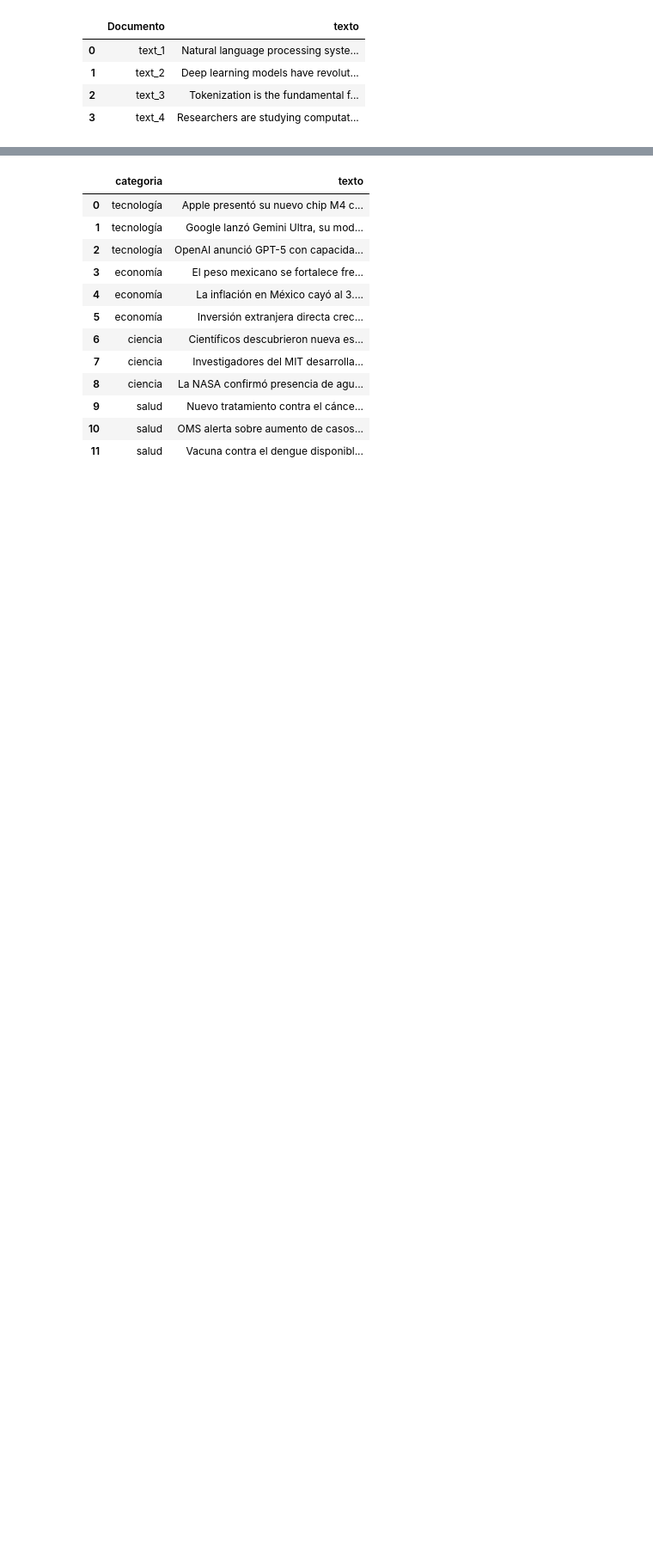
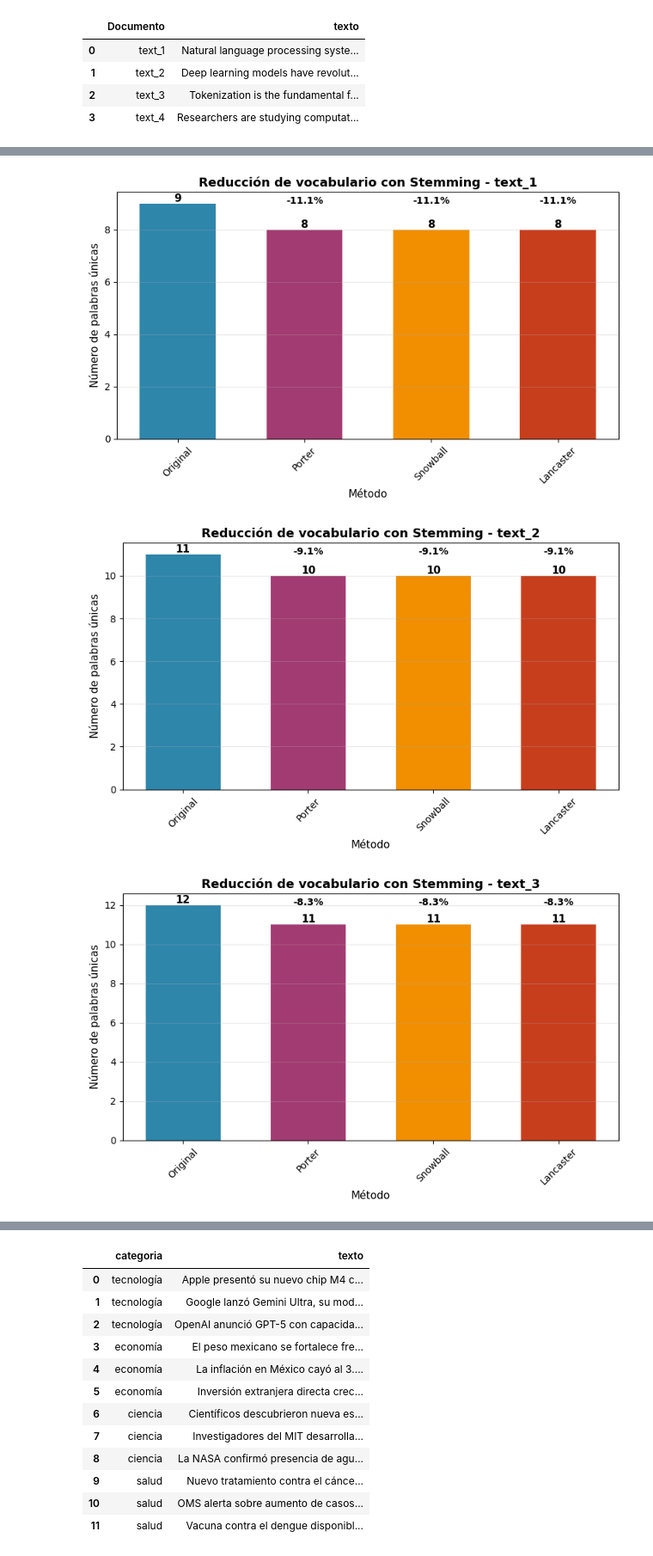
Before and after one commit to echaparro/Procesamiento_Natural_del_Lenguaje_2026, a Jupyter notebook: Modulo I/Actividad2_PipelineTokenizacionStemmerLematizacion.ipynb, the cells around one changed output, grey strips where cells are left out. Shown at 86% size. Cells and saved outputs as stored; diff of their text form; code cells hidden in the pictures; blank space fills up the shorter version.

```diff
--- a/Modulo I/Actividad2_PipelineTokenizacionStemmerLematizacion.ipynb
+++ b/Modulo I/Actividad2_PipelineTokenizacionStemmerLematizacion.ipynb
@@ -44,3 +312,11 @@ df_corpus_en
 | 1 | text_2 | Deep learning models have revolut... |
 | 2 | text_3 | Tokenization is the fundamental f... |
 | 3 | text_4 | Researchers are studying computat... |
+# %%
+nlp_cleaning_eng = NLPTextCleaningPipeline(idioma = 'english')
+print("="*10,"Preprocesamiento","="*50)
+for index, row in df_corpus_en.iterrows():
+    print("="*10,f"{row['Documento']}","="*50)
+    print(f"Documento: {row['texto']}")
+    print(f"Procesado: {nlp_cleaning_eng.preprocesar(row['texto'])}")
+    print()
@@ -46,0 +340,22 @@ df_corpus_en
+# %%
+print("="*10,"Stemming","="*50)
+dic_result = []
+for index, row in df_corpus_en.iterrows():
+    dic_stemming = []
+    print("="*10,f"{row['Documento']}","="*50)
+    print(f"Original: {row['texto']}")
+    dic_stemming.append({'Metodo': 'Original','Vocabulario': len(set(nlp_cleaning_eng.Tokenizar_Palabras_NLTK(row['texto'])))})
+
+    nlp_cleaning_eng.metodo_stem = "Porter"
+    print(f"Stemming con Porter: {nlp_cleaning_eng.stemmeing(row['texto'])}")
+    dic_stemming.append({'Metodo': 'Porter', 'Vocabulario': len(set(nlp_cleaning_eng.stemmeing(row['texto'])))})
+
+    nlp_cleaning_eng.metodo_stem = "Snowball"
+    print(f"Stemming con Snowball: {nlp_cleaning_eng.stemmeing(row['texto'])}")
+    dic_stemming.append({'Metodo': 'Snowball', 'Vocabulario': len(set(nlp_cleaning_eng.stemmeing(row['texto'])))})
+
+    nlp_cleaning_eng.metodo_stem = "Lancaster"
+    print(f"Stemming con Lancaster: {nlp_cleaning_eng.stemmeing(row['texto'])}")
+    dic_stemming.append({'Metodo': 'Lancaster', 'Vocabulario': len(set(nlp_cleaning_eng.stemmeing(row['texto'])))})
+    print()
+    dic_result.append({'Documento': row['Documento'], 'Stemming': dic_stemming})
@@ -46,0 +380,7 @@ df_corpus_en
+# %%
+for item in dic_result:
+    nlp_cleaning_eng.graficar_stemming(item['Stemming'], f"Reducción de vocabulario con Stemming - {item['Documento']}")
+# %% [output]
+[figure, added]
+[figure, added]
+[figure, added]
```
Also changed, not shown: parts of 11 cells of this notebook.
